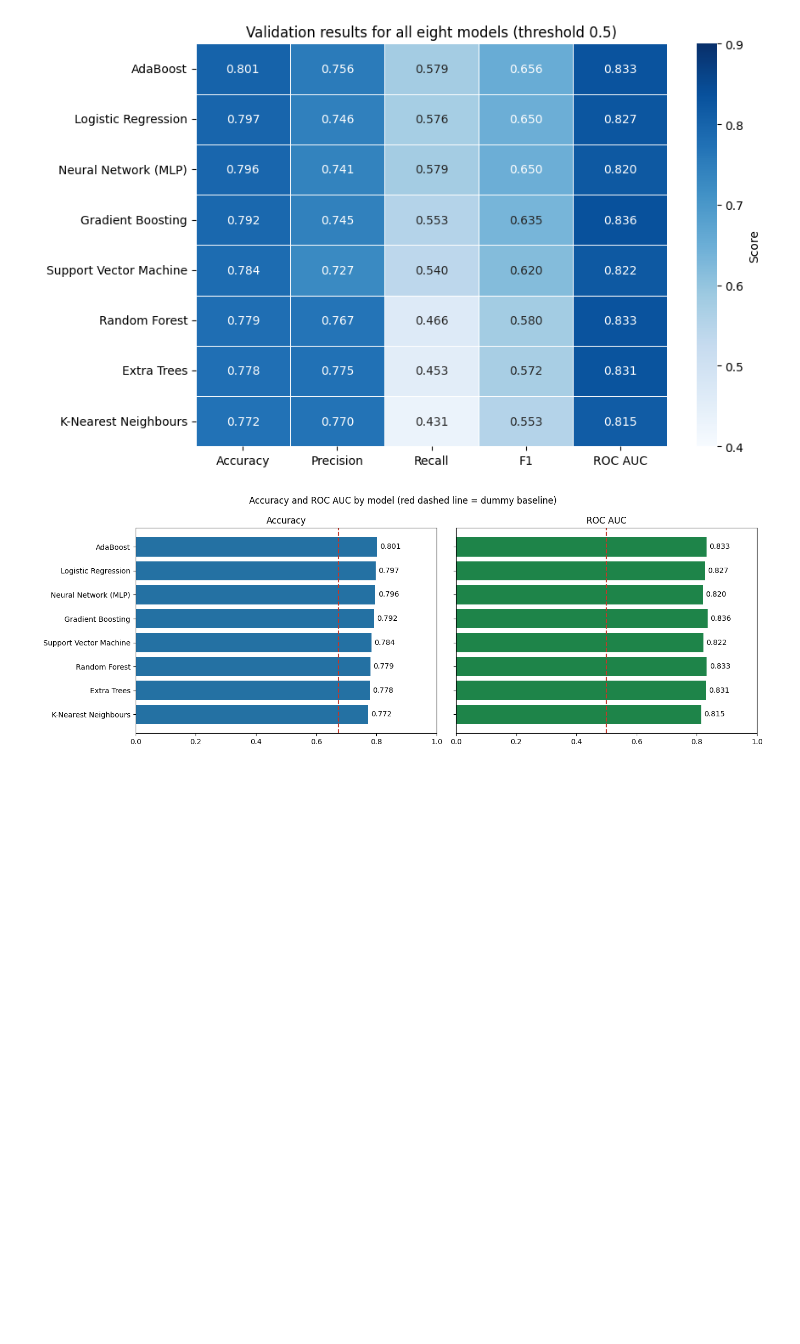
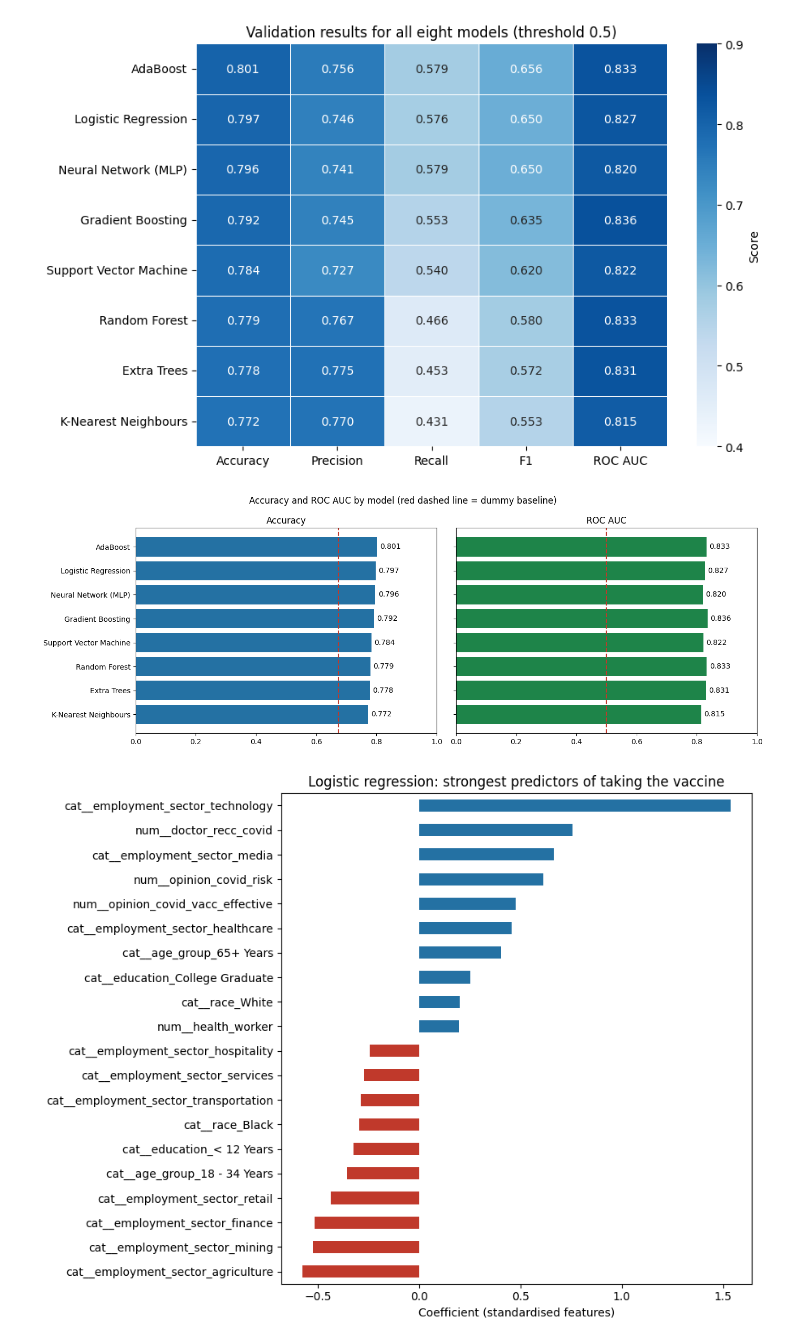
Before and after one commit to UH-HACKATHON-TEAMN/Hackathon-Town-C, a Jupyter notebook: lokesh.ipynb, the cells around one changed output. Cells and saved outputs as stored; diff of their text form; code cells hidden in the pictures; blank space fills up the shorter version.

```diff
--- a/lokesh.ipynb
+++ b/lokesh.ipynb
@@ -549,3 +549,20 @@ plt.show()
 # %% [output]
 [figure]
 [figure]
+# %%
+# Which features drive the prediction? (logistic regression coefficients)
+log_reg = best_models["Logistic Regression"]
+feature_names = log_reg.named_steps["preprocess"].get_feature_names_out()
+coefs = pd.Series(
+    log_reg.named_steps["model"].coef_[0], index=feature_names
+).sort_values()
+
+top = pd.concat([coefs.head(10), coefs.tail(10)])
+plt.figure(figsize=(9, 7))
+top.plot(kind="barh", color=["#c0392b" if v < 0 else "#2471a3" for v in top])
+plt.title("Logistic regression: strongest predictors of taking the vaccine")
+plt.xlabel("Coefficient (standardised features)")
+plt.tight_layout()
+plt.show()
+# %% [output]
+[figure, added]
```
